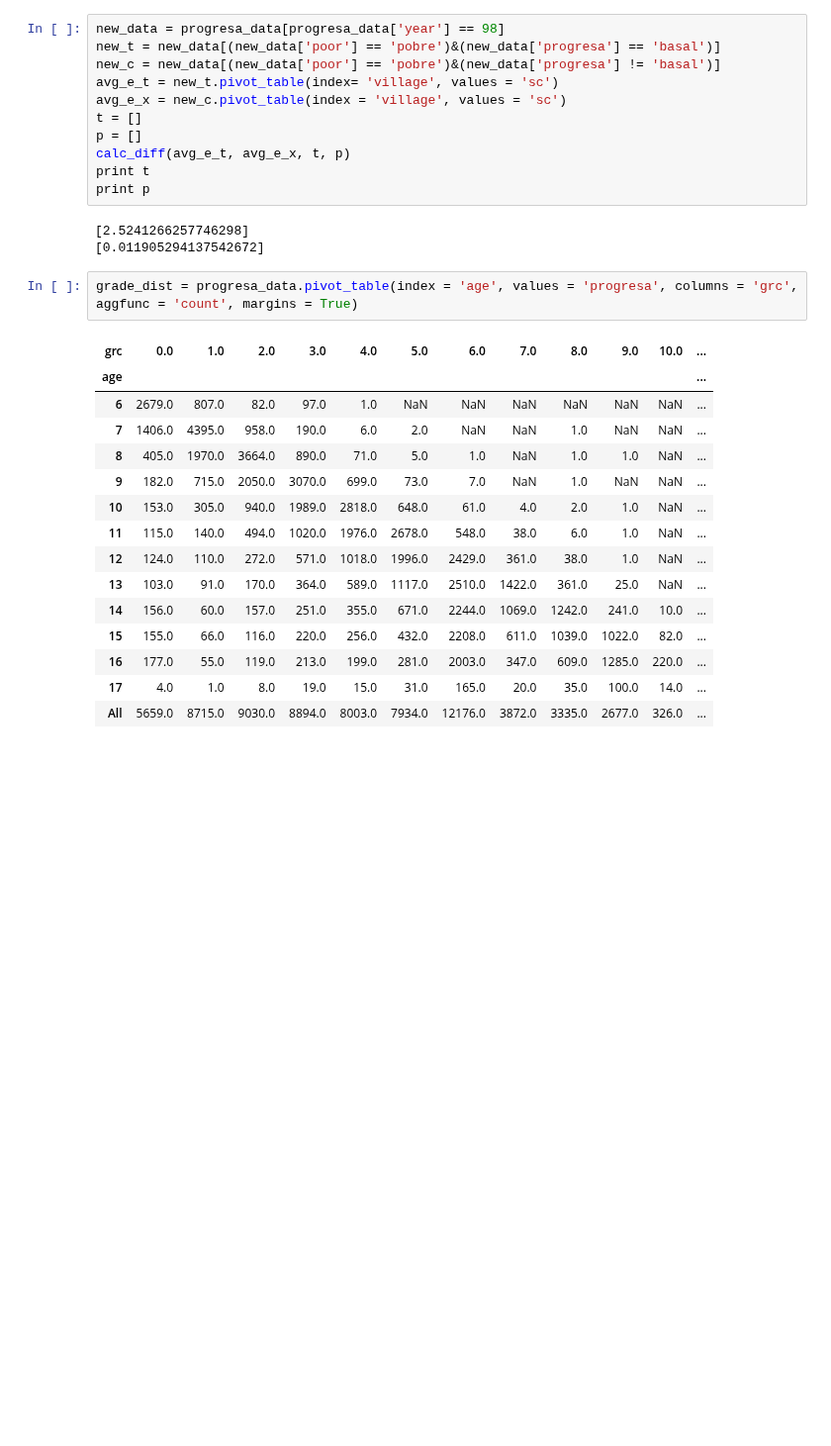
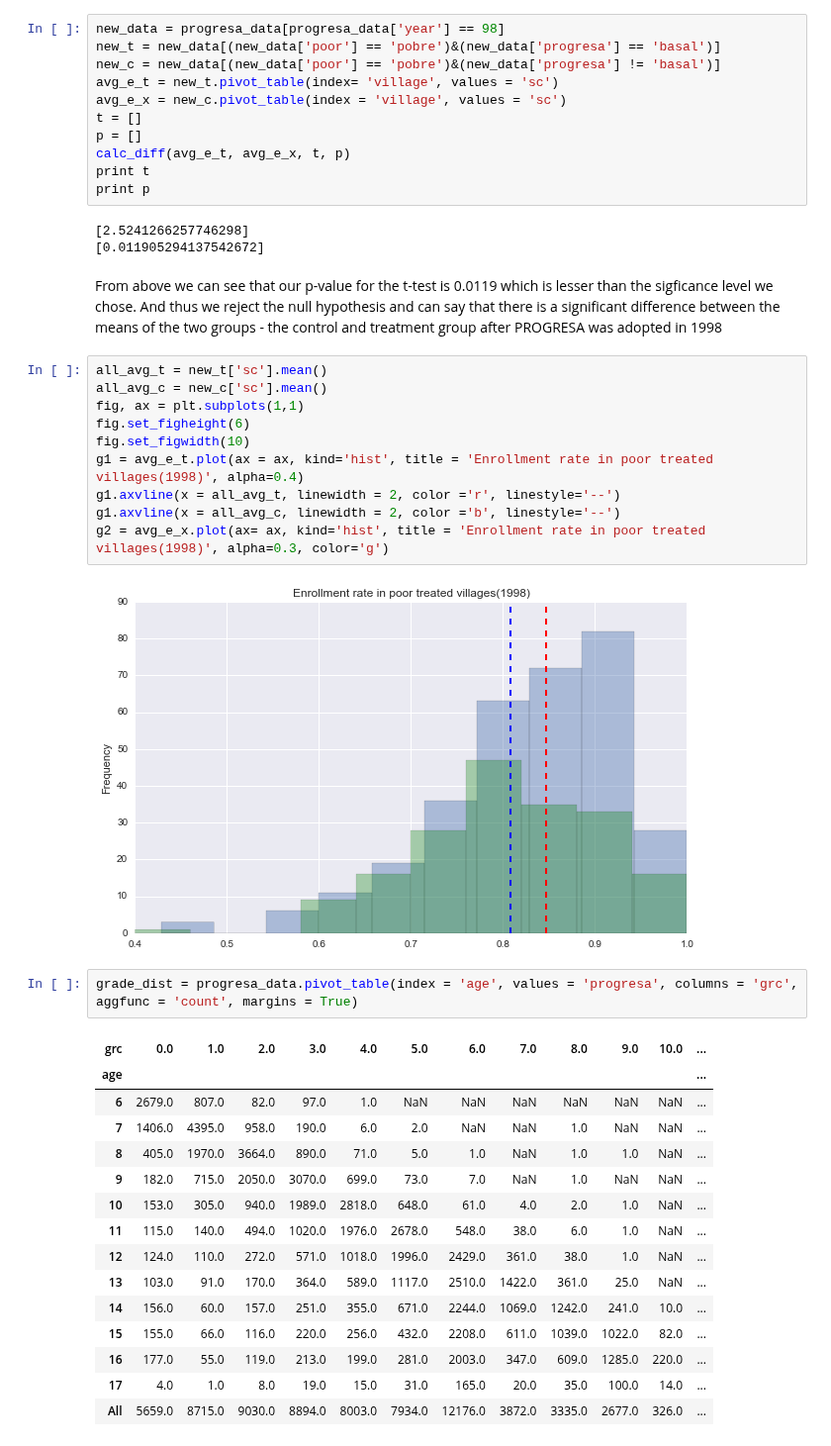
Before and after one commit to abhi32ag/Data_Science_2, a Jupyter notebook: Assignments/Problem_Set_2/Garg-Abhinav-ps2.ipynb, the cells around one changed output. Shown at 99% size. Drawn from its saved outputs; the diff is of its cells as text; blank space fills up the shorter version.

Commit message:
added difference between treatment and control in 98

```diff
--- a/Assignments/Problem_Set_2/Garg-Abhinav-ps2.ipynb
+++ b/Assignments/Problem_Set_2/Garg-Abhinav-ps2.ipynb
@@ -307,6 +313,20 @@ print p
 # %% [output]
 [2.5241266257746298]
 [0.011905294137542672]
+# %% [markdown]
+From above we can see that our p-value for the t-test is 0.0119 which is lesser than the sigficance level we chose. And thus we reject the null hypothesis and can say that there is a significant difference between the means of the two groups - the control and treatment group after PROGRESA was adopted in 1998
+# %%
+all_avg_t = new_t['sc'].mean()
+all_avg_c = new_c['sc'].mean()
+fig, ax = plt.subplots(1,1)
+fig.set_figheight(6)
+fig.set_figwidth(10)
+g1 = avg_e_t.plot(ax = ax, kind='hist', title = 'Enrollment rate in poor treated villages(1998)', alpha=0.4)
+g1.axvline(x = all_avg_t, linewidth = 2, color ='r', linestyle='--')
+g1.axvline(x = all_avg_c, linewidth = 2, color ='b', linestyle='--')
+g2 = avg_e_x.plot(ax= ax, kind='hist', title = 'Enrollment rate in poor treated villages(1998)', alpha=0.3, color='g')
+# %% [output]
+[figure, added]
 # %%
 grade_dist = progresa_data.pivot_table(index = 'age', values = 'progresa', columns = 'grc', aggfunc = 'count', margins = True)
 # %% [output]
```
Also changed, not shown: parts of 2 cells of this notebook.
